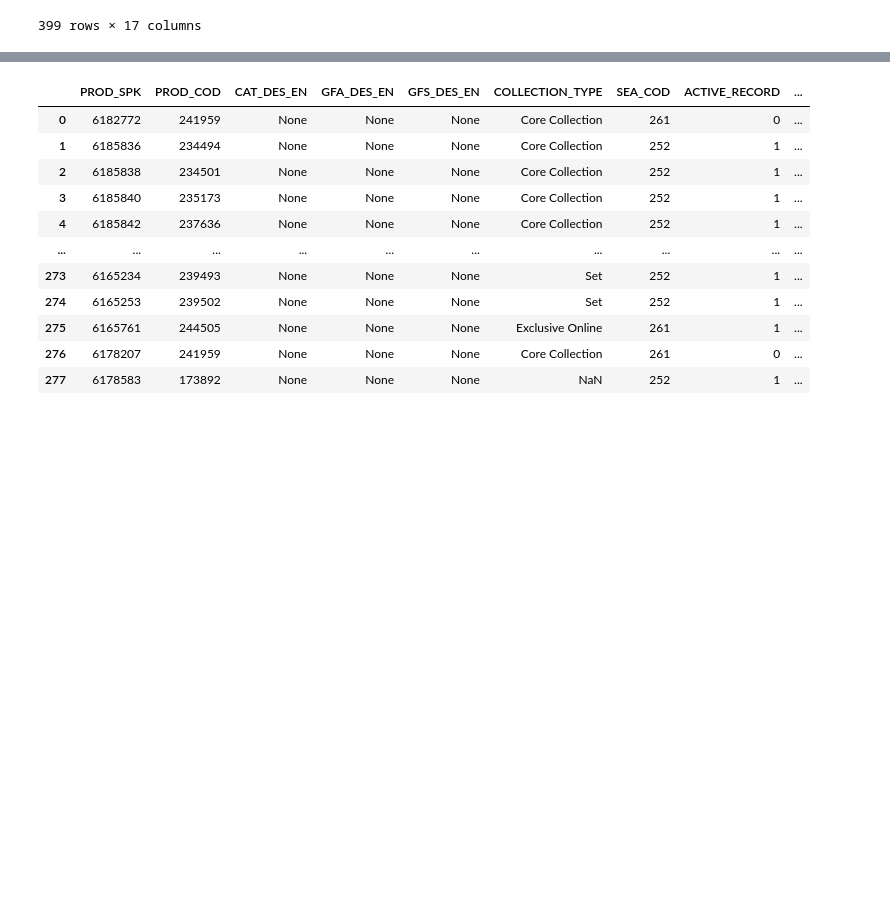
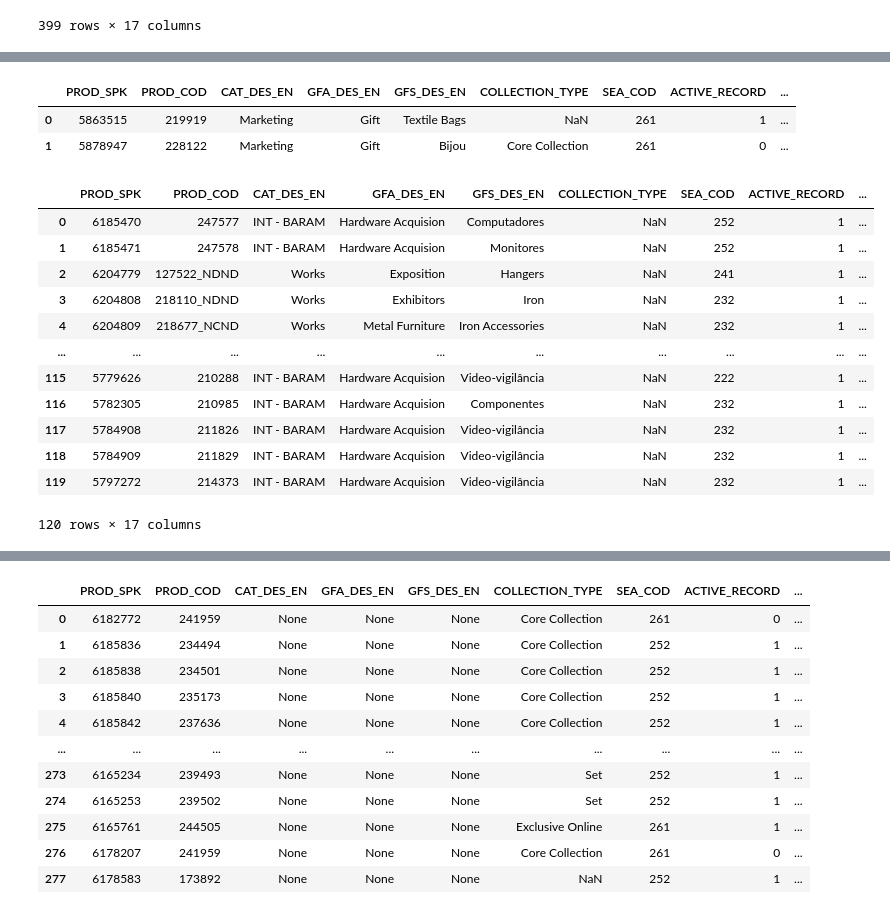
Before and after one commit to NathanAtaide/CASPTONE, a Jupyter notebook: notebooks/Cleaning analyses.ipynb, the cells around one changed output, grey strips where cells are left out. Cells and saved outputs as stored; diff of their text form; code cells hidden in the pictures; blank space fills up the shorter version.

```diff
--- a/notebooks/Cleaning analyses.ipynb
+++ b/notebooks/Cleaning analyses.ipynb
@@ -1063,3 +1145,41 @@ df_T
+# %%
+# Columns and types of a dataset
+df_T = con.sql(f"""
+
+Select *
+FROM read_parquet('{product}')
+where TAR_DES is NULL and CAT_DES_EN is not null and FASHIONTYPE = 'NÃO DEFINIDO' and GFA_DES_EN = 'Gift'
+""").df()
+
+df_T
+# %% [output]
+|  | PROD_SPK | PROD_COD | CAT_DES_EN | GFA_DES_EN | GFS_DES_EN | COLLECTION_TYPE | SEA_COD | ACTIVE_RECORD | ... |
+| 0 | 5863515 | 219919 | Marketing | Gift | Textile Bags | NaN | 261 | 1 | ... |
+| 1 | 5878947 | 228122 | Marketing | Gift | Bijou | Core Collection | 261 | 0 | ... |
+# %%
+# Excluir
+df_T = con.sql(f"""
+
+Select *
+FROM read_parquet('{product}')
+where TAR_DES is NULL and CAT_DES_EN is not null and (FASHIONTYPE = 'NÃO DEFINIDO' or FASHIONTYPE = 'Basic')
+""").df()
+
+df_T
+# %% [output]
+|  | PROD_SPK | PROD_COD | CAT_DES_EN | GFA_DES_EN | GFS_DES_EN | COLLECTION_TYPE | SEA_COD | ACTIVE_RECORD | ... |
+| 0 | 6185470 | 247577 | INT - BARAM | Hardware Acquision | Computadores | NaN | 252 | 1 | ... |
+| 1 | 6185471 | 247578 | INT - BARAM | Hardware Acquision | Monitores | NaN | 252 | 1 | ... |
+| 2 | 6204779 | 127522_NDND | Works | Exposition | Hangers | NaN | 241 | 1 | ... |
+| 3 | 6204808 | 218110_NDND | Works | Exhibitors | Iron | NaN | 232 | 1 | ... |
+| 4 | 6204809 | 218677_NCND | Works | Metal Furniture | Iron Accessories | NaN | 232 | 1 | ... |
+| ... | ... | ... | ... | ... | ... | ... | ... | ... | ... |
+| 115 | 5779626 | 210288 | INT - BARAM | Hardware Acquision | Video-vigilância | NaN | 222 | 1 | ... |
+| 116 | 5782305 | 210985 | INT - BARAM | Hardware Acquision | Componentes | NaN | 232 | 1 | ... |
+| 117 | 5784908 | 211826 | INT - BARAM | Hardware Acquision | Video-vigilância | NaN | 232 | 1 | ... |
+| 118 | 5784909 | 211829 | INT - BARAM | Hardware Acquision | Video-vigilância | NaN | 232 | 1 | ... |
+| 119 | 5797272 | 214373 | INT - BARAM | Hardware Acquision | Video-vigilância | NaN | 232 | 1 | ... |
+120 rows × 17 columns
 # %%
 # Columns and types of a dataset
 df_T = con.sql(f"""
```
Also changed, not shown: parts of 15 cells of this notebook, 59 other files.
